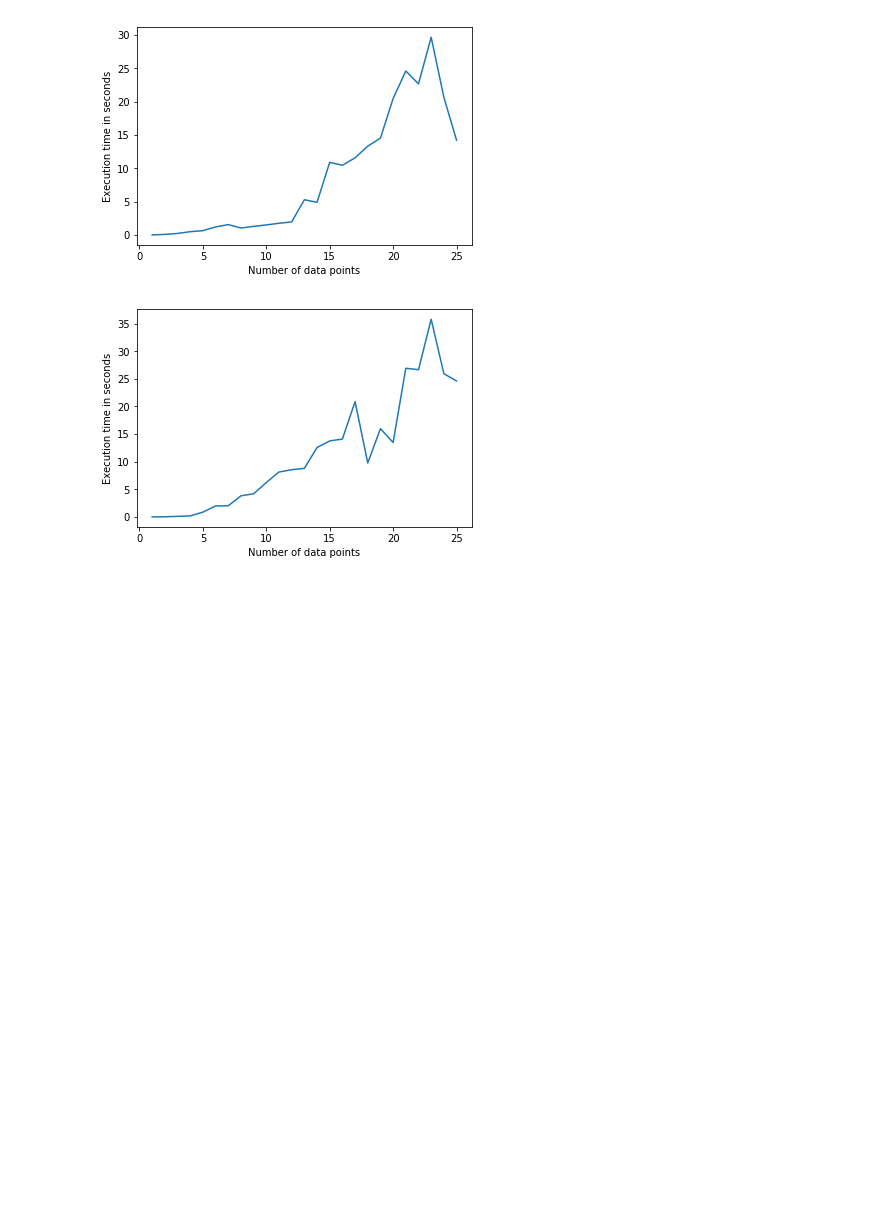
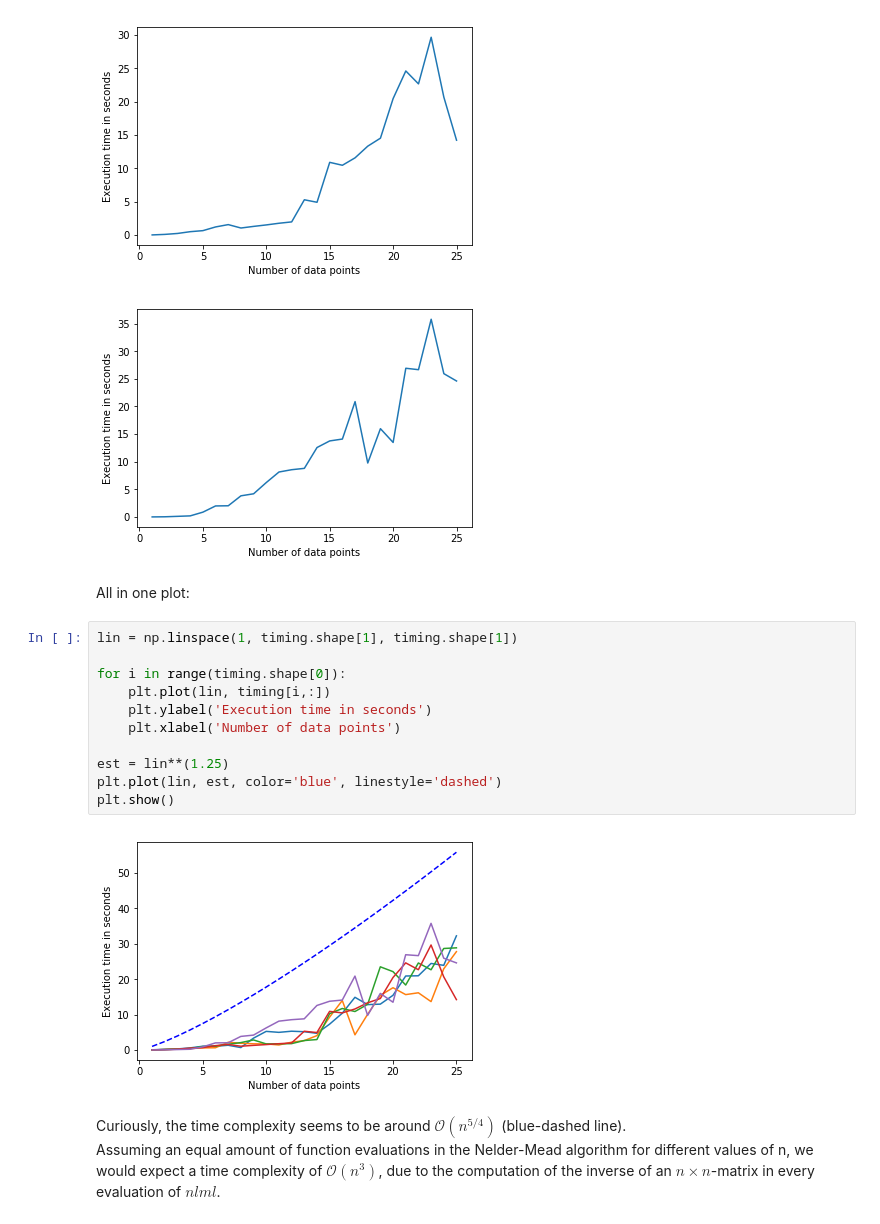
Before and after one commit to ratnania/mlhiphy, a Jupyter notebook: burgers_equation/burgerseq_mod.ipynb, the cells around one changed output. Drawn from its saved outputs; the diff is of its cells as text; blank space fills up the shorter version.

```diff
--- a/burgers_equation/burgerseq_mod.ipynb
+++ b/burgers_equation/burgerseq_mod.ipynb
@@ -195,3 +214,22 @@ for i in range(timing.shape[0]):
 [figure]
 [figure]
 [figure]
+# %% [markdown]
+All in one plot:
+# %%
+lin = np.linspace(1, timing.shape[1], timing.shape[1])
+
+for i in range(timing.shape[0]):
+    plt.plot(lin, timing[i,:])
+    plt.ylabel('Execution time in seconds')
+    plt.xlabel('Number of data points')
+
+est = lin**(1.25)
+plt.plot(lin, est, color='blue', linestyle='dashed')
+plt.show()
+# %% [output]
+[figure, added]
+# %% [markdown]
+Curiously, the time complexity seems to be around $\mathcal{O}(n^{5/4})$ (blue-dashed line). <br>
+Assuming an equal amount of function evaluations in the Nelder-Mead algorithm for different values of n,
+we would expect a time complexity of $\mathcal{O}(n^3)$, due to the computation of the inverse of an $n\times n$-matrix in every evaluation of $\textit{nlml}$.
```
Also changed, not shown: parts of 5 cells of this notebook.
